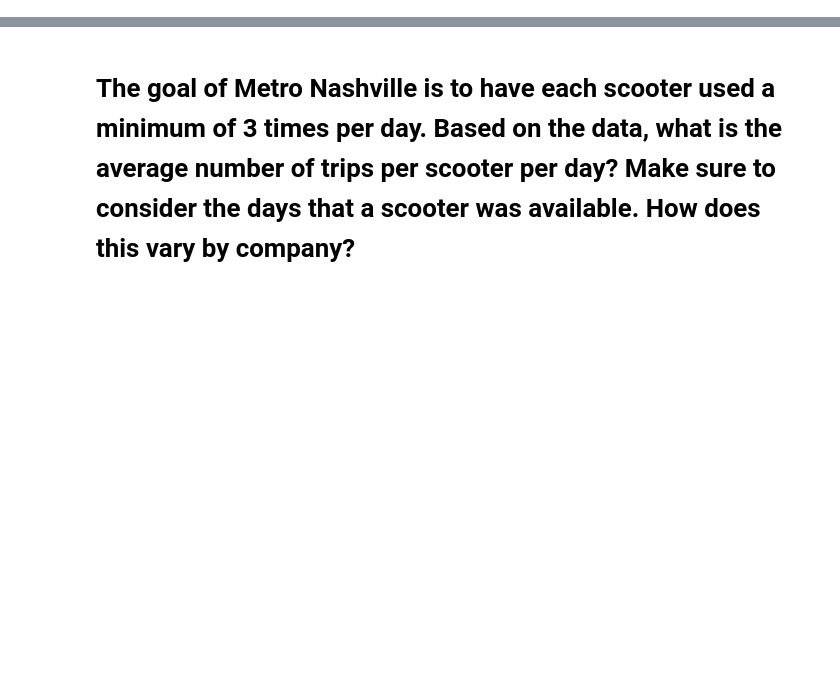
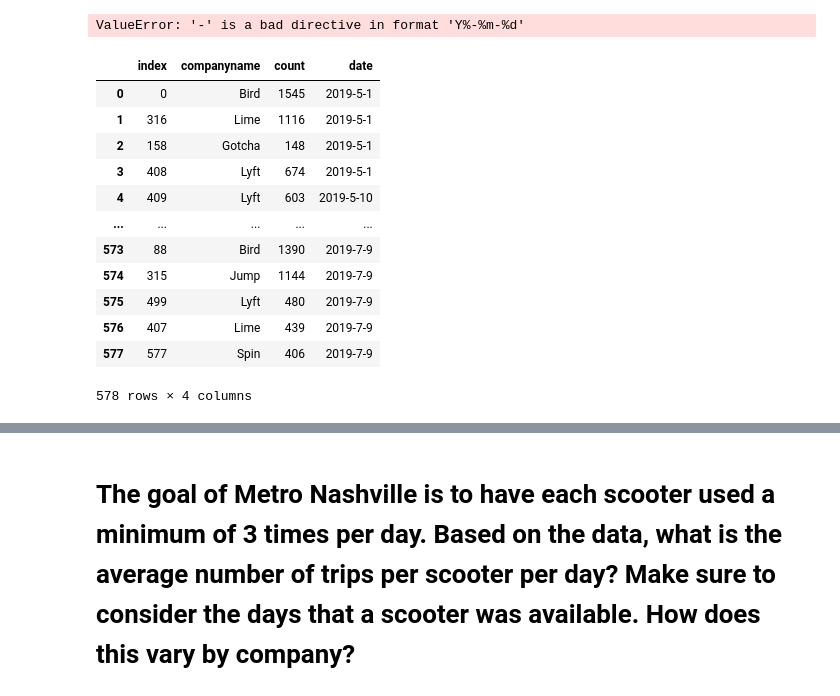
Before and after one commit to NSS-Data-Analytics-Cohort-11/scooters-supreme, a Jupyter notebook: notebook/scooters.ipynb, the cells around one changed output, grey strips where cells are left out. Drawn from its saved outputs; the diff is of its cells as text; code cells hidden in the pictures; blank space fills up the shorter version.

```diff
--- a/notebook/scooters.ipynb
+++ b/notebook/scooters.ipynb
@@ -19,0 +181,7 @@ trips = pd.read_csv('../data/trips.csv')
+# %%
+# find bicycles
+
+bicycle_query = '''SELECT DISTINCT sumdid, companyname FROM scooters WHERE sumdgroup = 'bicycle';'''
+with engine.connect() as connection:
+    bikes = pd.read_sql(text(bicycle_query), con = connection)
+bikes
@@ -19,0 +244,8 @@ trips = pd.read_csv('../data/trips.csv')
+# %%
+# Check out how the values for the company name column in the scooters table compare to those of the trips table. What do you notice?
+scooter_companies = '''SELECT DISTINCT companyname FROM scooters'''
+trips_companies = ''' SELECT DISTINCT companyname FROM trips'''
+
+with engine.connect() as connection:
+    scompanies = pd.read_sql(text(scooter_companies), con = connection)
+    tcompanies = pd.read_sql(text(trips_companies), con = connection)
@@ -19,0 +268,10 @@ trips = pd.read_csv('../data/trips.csv')
+# %%
+query = '''
+SELECT companyname, count(DISTINCT(sumdid))
+FROM scooters
+WHERE sumdgroup NOT LIKE 'bicycle'
+GROUP BY companyname
+'''
+
+with engine.connect() as connection:
+    cc_distinctsumdid = pd.read_sql(text(query), con = connection)
@@ -19,0 +289,30 @@ trips = pd.read_csv('../data/trips.csv')
+# %%
+#Did the number for each company change over time?
+query = '''SELECT companyname, COUNT(DISTINCT(sumdid)), concat(EXTRACT(Year from pubdatetime),'-',EXTRACT(Month from pubdatetime), '-', EXTRACT(Day from pubdatetime)) AS date
+            FROM scooters
+            WHERE sumdgroup NOT LIKE 'bicycle'
+            GROUP BY companyname, date;'''
+with engine.connect() as connection:
+    scooters_over_time = pd.read_sql(text(query), con = connection)
+
+scooters_over_time.date = pd.to_datetime(scooters_over_time.date, format = 'Y%-%m-%d')
+
+scooters_over_time.sort_values('date', ascending=True)
+# %% [output]
+ValueError: '-' is a bad directive in format 'Y%-%m-%d'
+# %%
+scooters_over_time.sort_values('date', ascending=True).reset_index()
+# %% [output]
+|  | index | companyname | count | date |
+| 0 | 0 | Bird | 1545 | 2019-5-1 |
+| 1 | 316 | Lime | 1116 | 2019-5-1 |
+| 2 | 158 | Gotcha | 148 | 2019-5-1 |
+| 3 | 408 | Lyft | 674 | 2019-5-1 |
+| 4 | 409 | Lyft | 603 | 2019-5-10 |
+| ... | ... | ... | ... | ... |
+| 573 | 88 | Bird | 1390 | 2019-7-9 |
+| 574 | 315 | Jump | 1144 | 2019-7-9 |
+| 575 | 499 | Lyft | 480 | 2019-7-9 |
+| 576 | 407 | Lime | 439 | 2019-7-9 |
+| 577 | 577 | Spin | 406 | 2019-7-9 |
+578 rows × 4 columns
```
Also changed, not shown: parts of 96 cells of this notebook.
